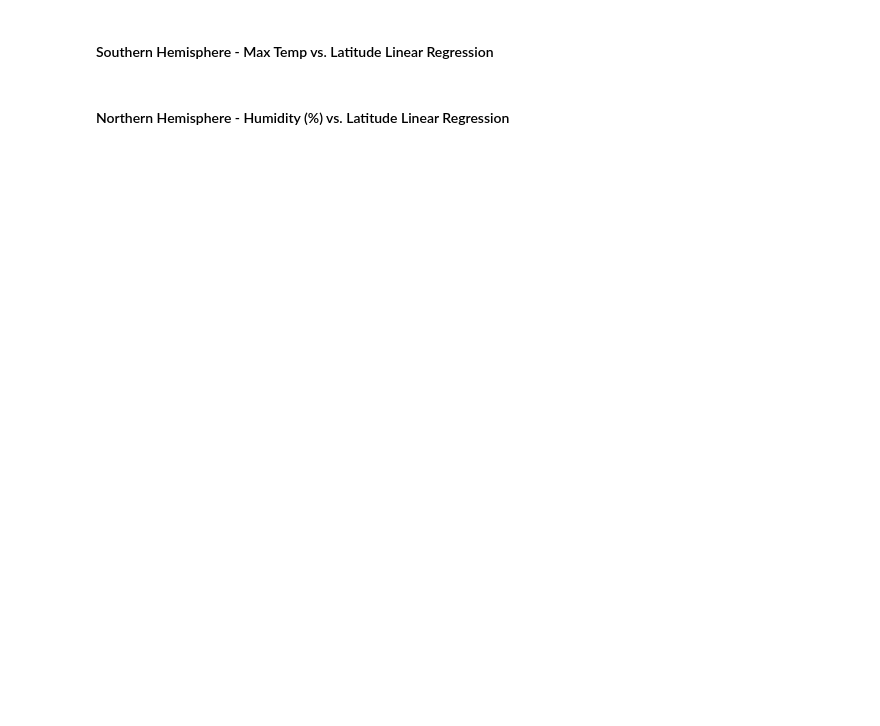
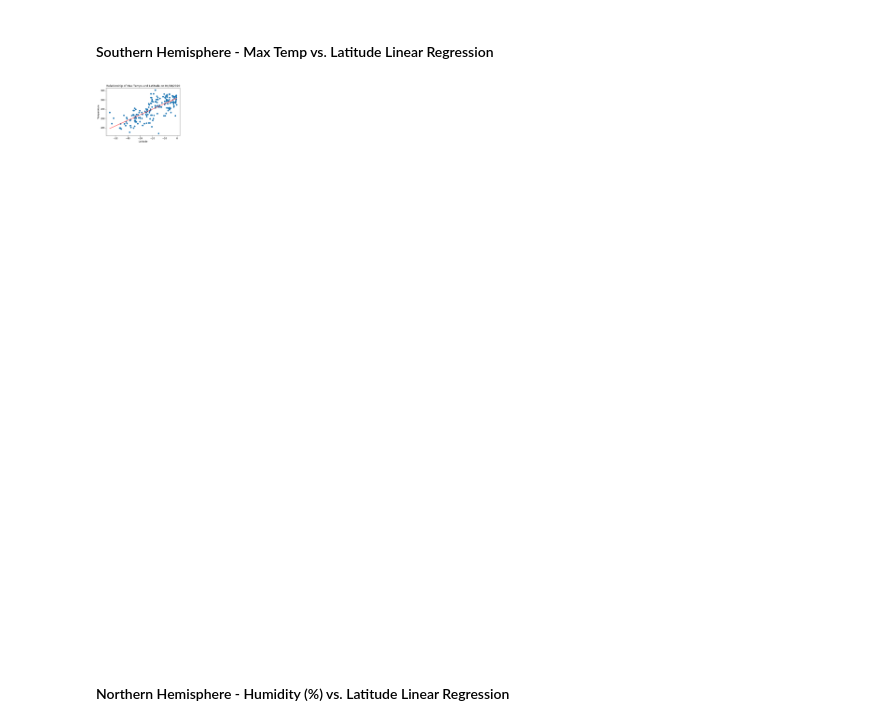
Before and after one commit to cynthiakellogg/python-api-challenge, a Jupyter notebook: WeatherPy/WeatherPy.ipynb, the cells around one changed output. Drawn from its saved outputs; the diff is of its cells as text; code cells hidden in the pictures; blank space fills up the shorter version.

```diff
--- a/WeatherPy/WeatherPy.ipynb
+++ b/WeatherPy/WeatherPy.ipynb
@@ -205,0 +235,4 @@ plt.show()
+# %%
+#and Southern Hemisphere (less than 0 degrees latitude):
+southern_hemi_df = city_weather_df.loc[(city_weather_df["Lat"] <= 0)]
+southern_hemi_df
@@ -208,4 +264,13 @@ plt.show()
 # %% [markdown]
 ####  Southern Hemisphere - Max Temp vs. Latitude Linear Regression
+# %%
+x_axis = southern_hemi_df['Lat']
+y_axis = southern_hemi_df['Max Temp']
+x_label = "Latitude"
+y_label = "Temperature"
+title = "Relationship of Max Temps and Latitude on 04/08/2020"
+linear_regression(x_axis, y_axis, x_label, y_label, title)
+# %% [output]
+[figure, added]
 # %% [markdown]
 ####  Northern Hemisphere - Humidity (%) vs. Latitude Linear Regression
```
Also changed, not shown: parts of 19 cells of this notebook, 1 other file.
